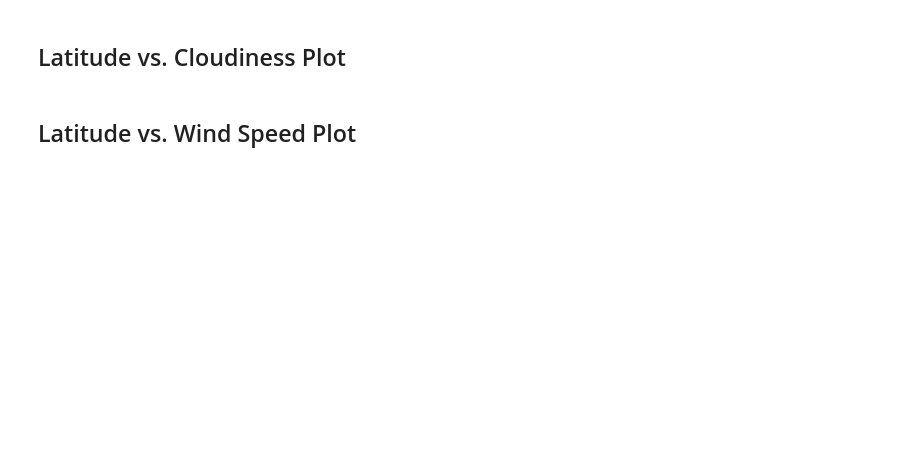
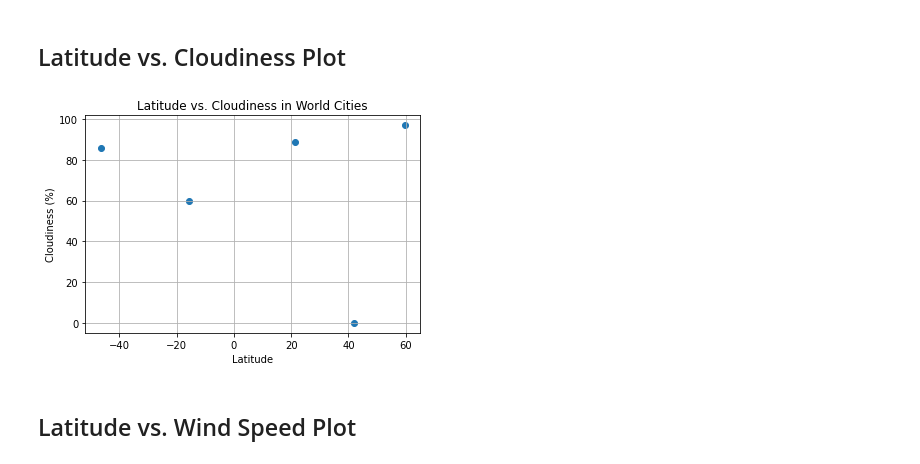
Before and after one commit to billthedataguy/python-api-challenge, a Jupyter notebook: starter_code/WeatherPy.ipynb, the cells around one changed output. Cells and saved outputs as stored; diff of their text form; code cells hidden in the pictures; blank space fills up the shorter version.

```diff
--- a/starter_code/WeatherPy.ipynb
+++ b/starter_code/WeatherPy.ipynb
@@ -188,4 +273,18 @@ Skip this step if there are no cities that have humidity > 100%.
 # %% [markdown]
 ## Latitude vs. Cloudiness Plot
+# %%
+plt.scatter(cityweather_df["LAT"], cityweather_df["CLOUDINESS"], marker="o")
+
+plt.title("Latitude vs. Cloudiness in World Cities")
+plt.ylabel("Cloudiness (%)")
+plt.xlabel("Latitude")
+plt.grid(True)
+
+# plt.savefig("CloudinessInWorldCities.png")
+
+# Show plot
+plt.show()
+# %% [output]
+[figure, added]
 # %% [markdown]
 ## Latitude vs. Wind Speed Plot
```
Also changed, not shown: parts of 18 cells of this notebook.
